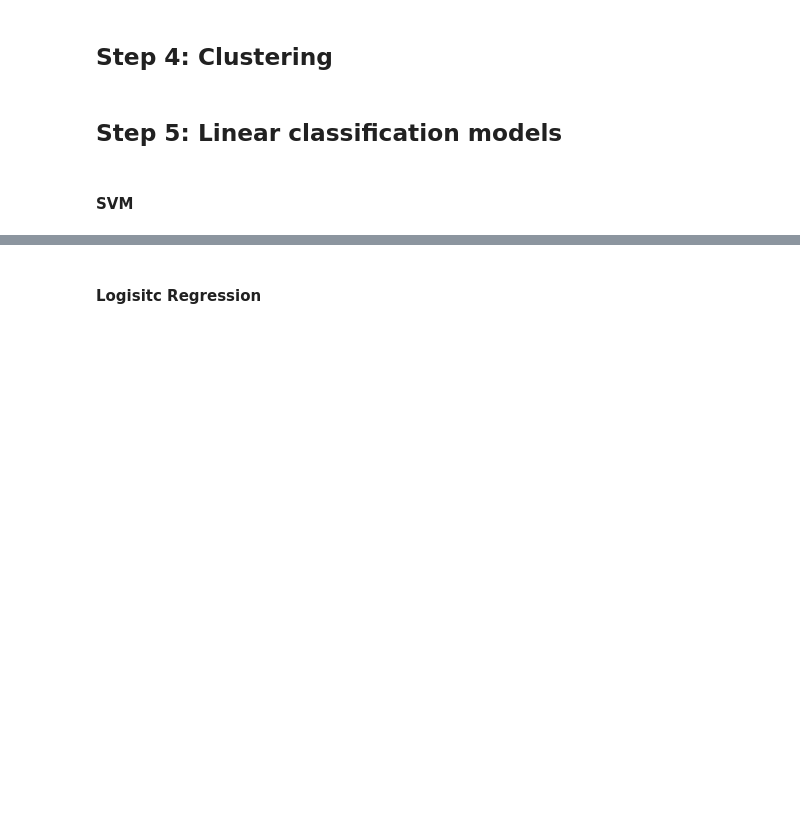
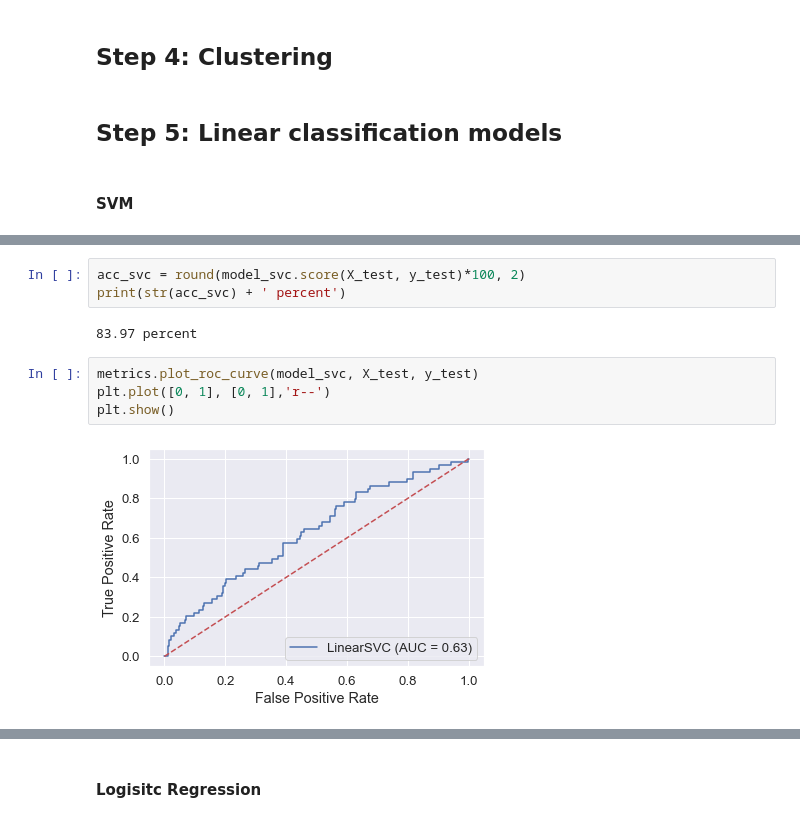
Before and after one commit to nicholaslesh/IBM-People-Analytics-Group-Project, a Jupyter notebook: people_analytics_master_script.ipynb, the cells around one changed output, grey strips where cells are left out. Saved outputs shown, nothing was run; the diff lists cells and outputs as text; blank space fills up the shorter version.

```diff
--- a/people_analytics_master_script.ipynb
+++ b/people_analytics_master_script.ipynb
@@ -218,0 +228,11 @@ Number transactions y_test dataset:  (368,)
+# %%
+acc_svc = round(model_svc.score(X_test, y_test)*100, 2)
+print(str(acc_svc) + ' percent')
+# %% [output]
+83.97 percent
+# %%
+metrics.plot_roc_curve(model_svc, X_test, y_test)
+plt.plot([0, 1], [0, 1],'r--')
+plt.show()
+# %% [output]
+[figure, added]
```
Also changed, not shown: parts of 16 cells of this notebook.
